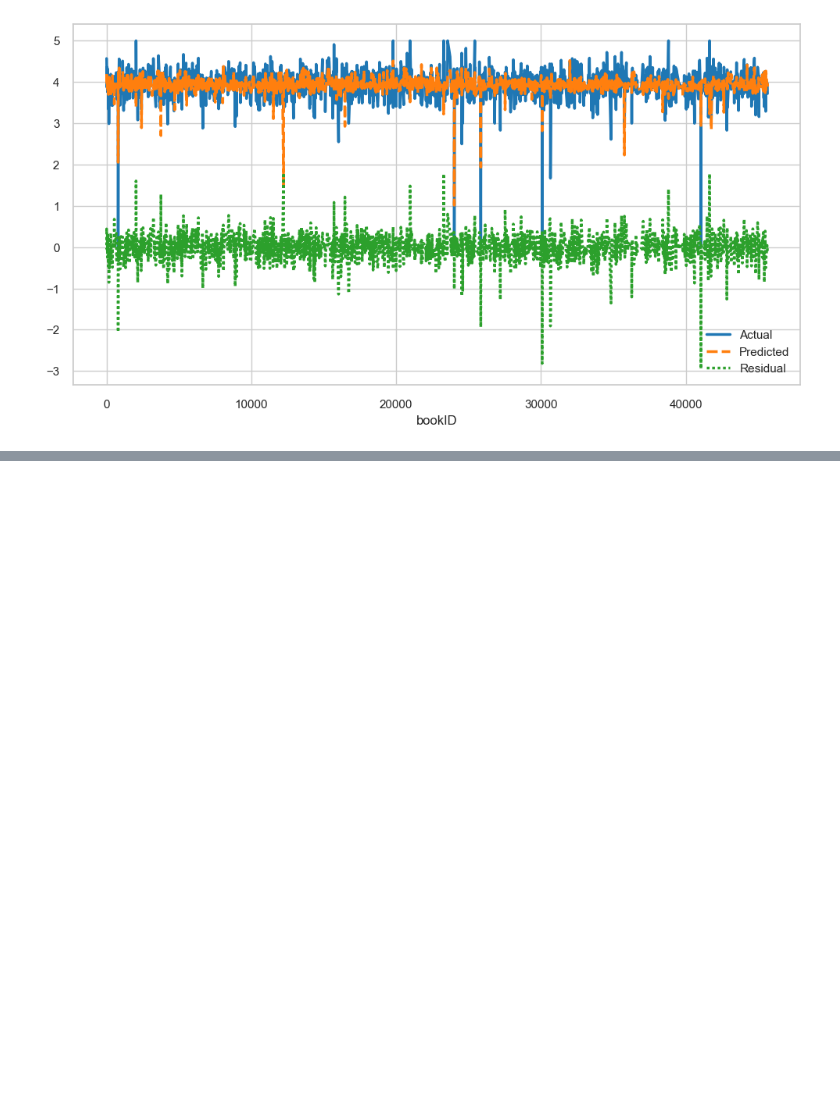
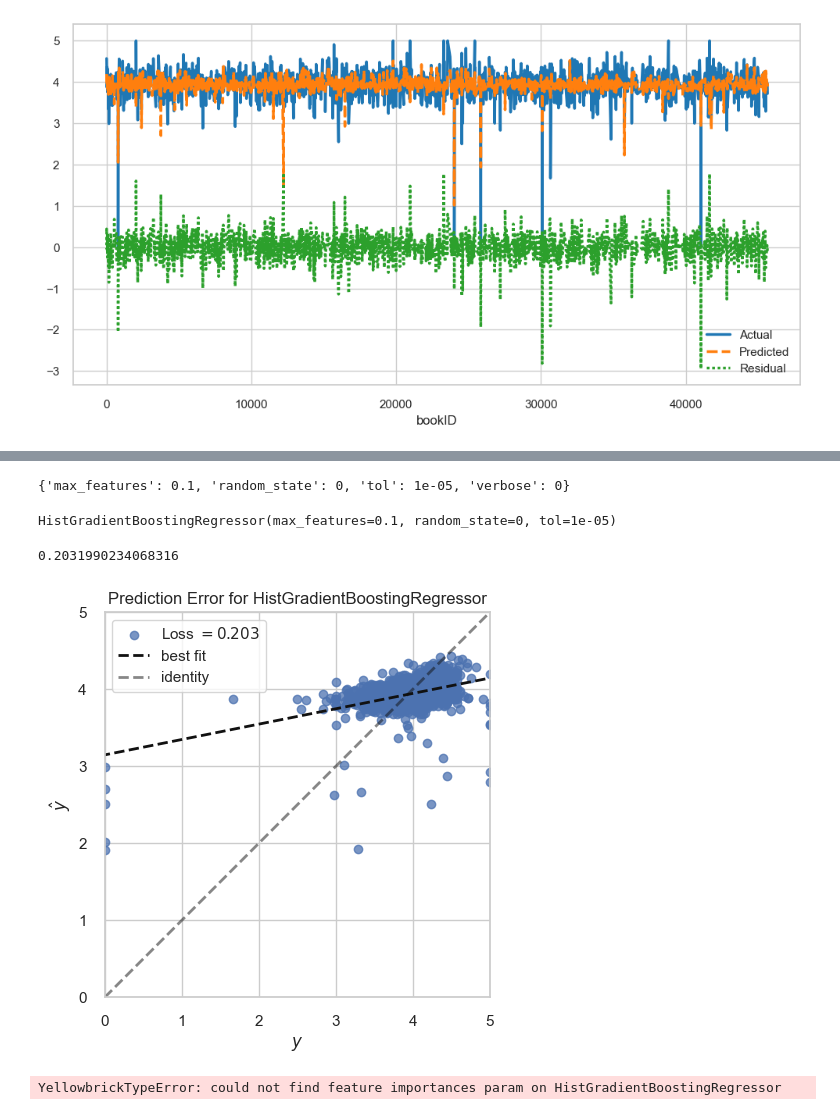
Before and after one commit to tanattiyarungtham/book_rating_project, a Jupyter notebook: book_raing_ML.ipynb, the cells around one changed output, grey strips where cells are left out. Cells and saved outputs as stored; diff of their text form; code cells hidden in the pictures; blank space fills up the shorter version.

```diff
--- a/book_raing_ML.ipynb
+++ b/book_raing_ML.ipynb
@@ -1723,0 +1801,5 @@ model2.score(X_test, y_test)
+# %%
+parameters = {'max_features':[0.1, 1.0],'verbose':[0,1,2],'random_state':[0,2],'tol':[1e-05]}
+hbr = HistGradientBoostingRegressor()
+model3 = GridSearchCV(hbr, parameters, cv=5, scoring='accuracy')
+model3.fit(X_train, y_train)
@@ -1723,0 +1831,30 @@ model2.score(X_test, y_test)
+# %%
+best_params
+# %% [output]
+{'max_features': 0.1, 'random_state': 0, 'tol': 1e-05, 'verbose': 0}
+# %%
+# Access the best model
+best_model = model3.best_estimator_
+# %%
+best_model
+# %% [output]
+HistGradientBoostingRegressor(max_features=0.1, random_state=0, tol=1e-05)
+# %%
+best_model.score(X_test, y_test)
+# %% [output]
+0.2031990234068316
+# %%
+fig = plt.figure(figsize=(5, 5))
+viz = PredictionError(best_model)
+viz.fit(X_train, y_train)
+viz.score(X_test, y_test)
+viz.show();
+# %% [output]
+[figure, added]
+# %%
+hgbr = HistGradientBoostingRegressor()
+viz = FeatureImportances(hgbr)
+viz.fit(X, y)
+viz.show();
+# %% [output]
+YellowbrickTypeError: could not find feature importances param on HistGradientBoostingRegressor
```
Also changed, not shown: parts of 41 cells of this notebook.
